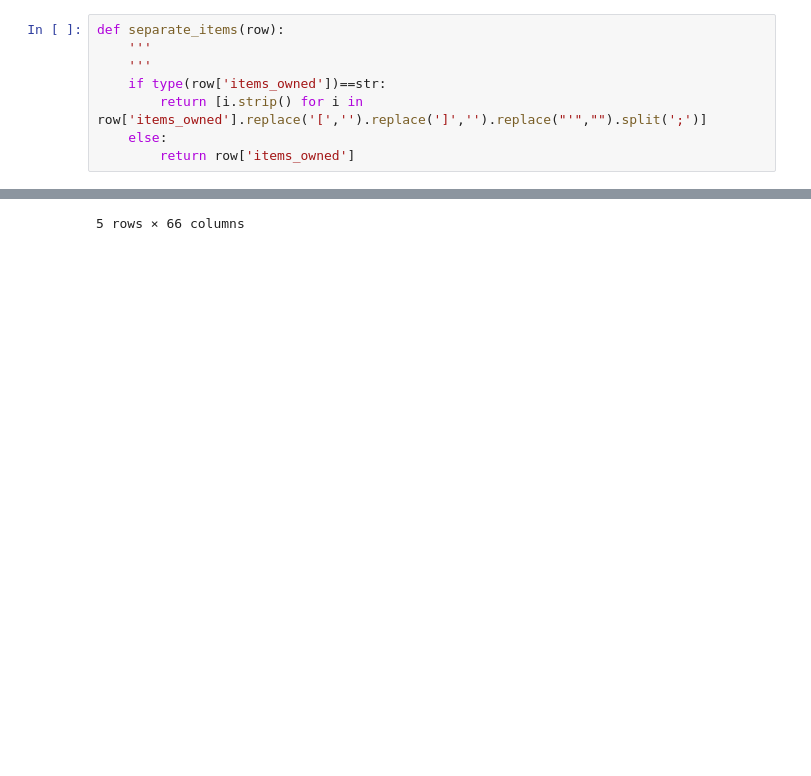
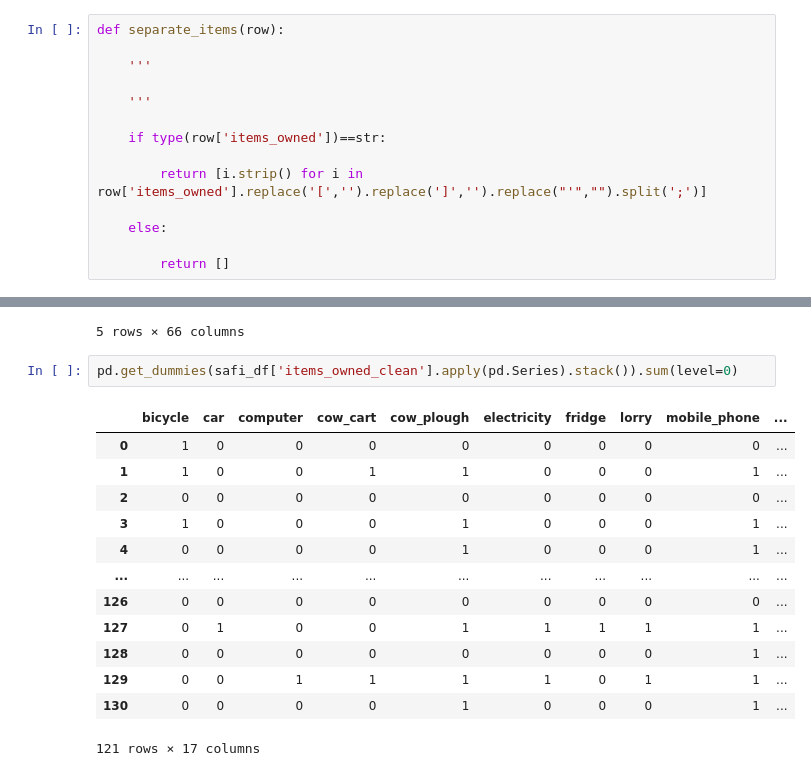
Before and after one commit to rhodyprog4ds/BrownFall20, a Jupyter notebook: _sources/notes/2020-09-25.ipynb, the cells around one changed output, grey strips where cells are left out. Drawn from its saved outputs; the diff is of its cells as text; blank space fills up the shorter version.

```diff
--- a/_sources/notes/2020-09-25.ipynb
+++ b/_sources/notes/2020-09-25.ipynb
@@ -188,11 +203,17 @@ farm1_items.replace('[','').replace(']','').replace("'","").split(';')
 # %%
 def separate_items(row):
+
     '''
+
     '''
+
     if type(row['items_owned'])==str:
+
         return [i.strip() for i in  row['items_owned'].replace('[','').replace(']','').replace("'","").split(';')]
+
     else:
-        return row['items_owned']
+
+        return []
 # %%
 safi_df['items_owned_clean'] = safi_df.apply(separate_items,axis=1)
 # %%
@@ -205,3 +226,19 @@ safi_df.head()
 | 3 | 4 | 17 November 2016 | 4 | 2017-04-02T14:55:18.000Z | 2017-04-02T17:27:16.000Z | Manica | Manica | Bandula | God | 6 | ... |
 | 4 | 5 | 17 November 2016 | 5 | 2017-04-02T15:10:35.000Z | 2017-04-02T17:27:35.000Z | Manica | Manica | Bandula | God | 18 | ... |
 5 rows × 66 columns
+# %%
+pd.get_dummies(safi_df['items_owned_clean'].apply(pd.Series).stack()).sum(level=0)
+# %% [output]
+|  | bicycle | car | computer | cow_cart | cow_plough | electricity | fridge | lorry | mobile_phone | ... |
+| 0 | 1 | 0 | 0 | 0 | 0 | 0 | 0 | 0 | 0 | ... |
+| 1 | 1 | 0 | 0 | 1 | 1 | 0 | 0 | 0 | 1 | ... |
+| 2 | 0 | 0 | 0 | 0 | 0 | 0 | 0 | 0 | 0 | ... |
+| 3 | 1 | 0 | 0 | 0 | 1 | 0 | 0 | 0 | 1 | ... |
+| 4 | 0 | 0 | 0 | 0 | 1 | 0 | 0 | 0 | 1 | ... |
+| ... | ... | ... | ... | ... | ... | ... | ... | ... | ... | ... |
+| 126 | 0 | 0 | 0 | 0 | 0 | 0 | 0 | 0 | 0 | ... |
+| 127 | 0 | 1 | 0 | 0 | 1 | 1 | 1 | 1 | 1 | ... |
+| 128 | 0 | 0 | 0 | 0 | 0 | 0 | 0 | 0 | 1 | ... |
+| 129 | 0 | 0 | 1 | 1 | 1 | 1 | 0 | 1 | 1 | ... |
+| 130 | 0 | 0 | 0 | 0 | 1 | 0 | 0 | 0 | 1 | ... |
+121 rows × 17 columns
```
Also changed, not shown: parts of 16 cells of this notebook, 19 other files.
